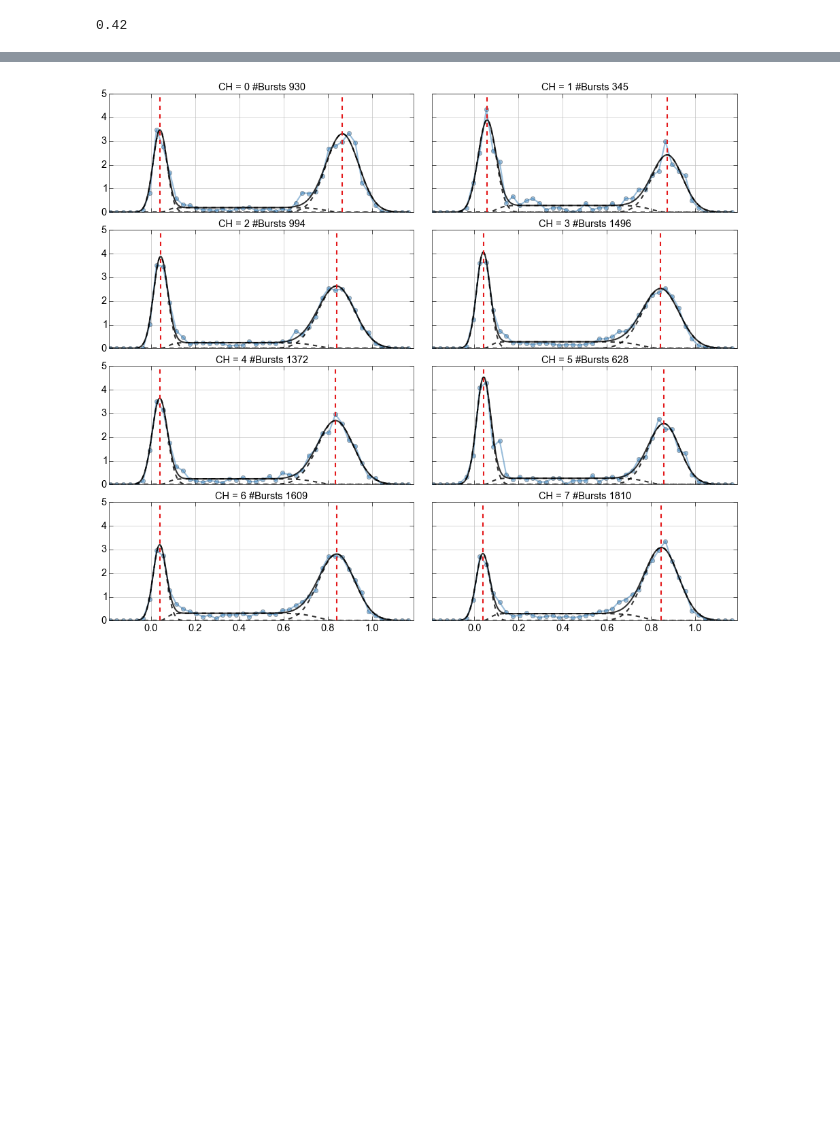
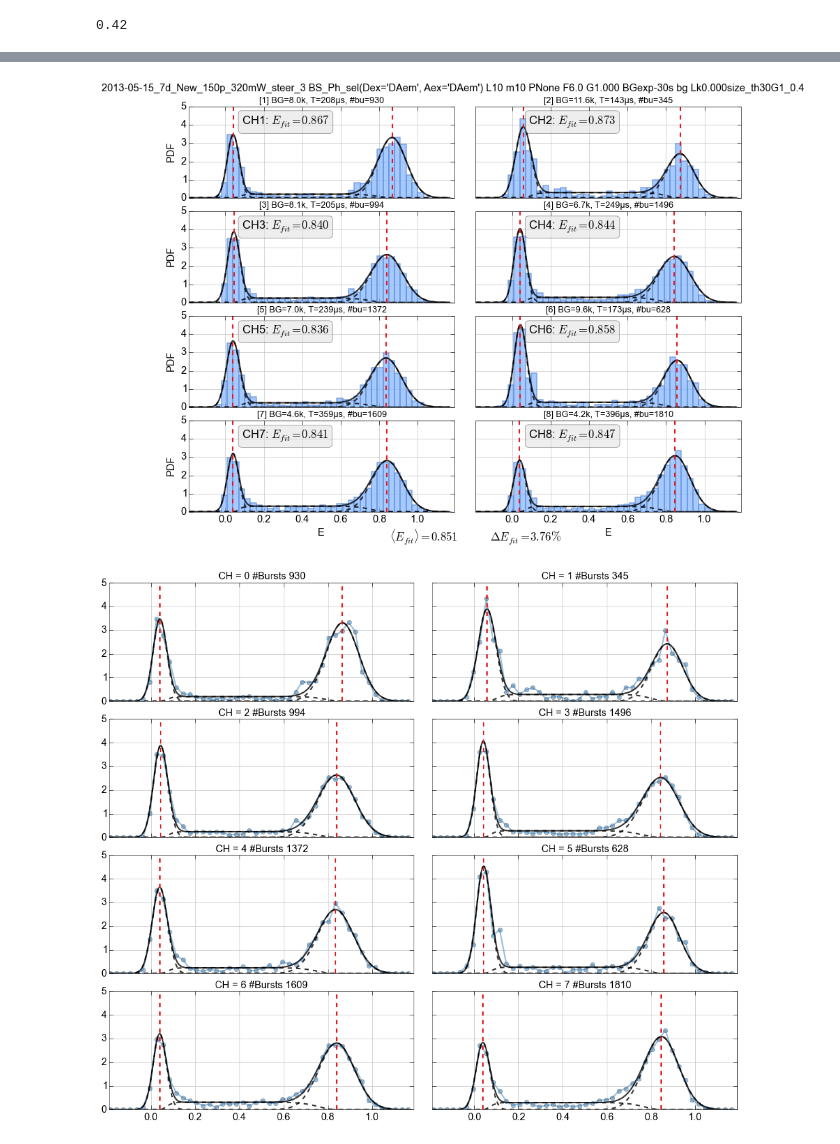
Before and after one commit to tritemio/multispot_paper_historical, a Jupyter notebook: Multi-spot 5-Samples analysis RAW.ipynb, the cells around one changed output, grey strips where cells are left out. Drawn from its saved outputs; the diff is of its cells as text; code cells hidden in the pictures; blank space fills up the shorter version.

```diff
--- a/Multi-spot 5-Samples analysis RAW.ipynb
+++ b/Multi-spot 5-Samples analysis RAW.ipynb
@@ -239,3 +242,8 @@ $$\text{Post}\;\gamma\quad\langle{E}_{fit}\rangle = 92.8\% \qquad\Delta E_{fit}
+# %%
+dplot(dx, hist_fret, show_model=True,
+      show_fit_stats=True, fit_from='p2_center', show_fit_value=True);
+# %% [output]
+[figure, added]
 # %%
 fig, axes = plt.subplots(4, 2, figsize=(14, 12), sharex=True, sharey=True)
 fig.subplots_adjust(left=0.08, right=0.96, top=0.93, bottom=0.07,
```
Also changed, not shown: parts of 38 cells of this notebook, 1 other file.
